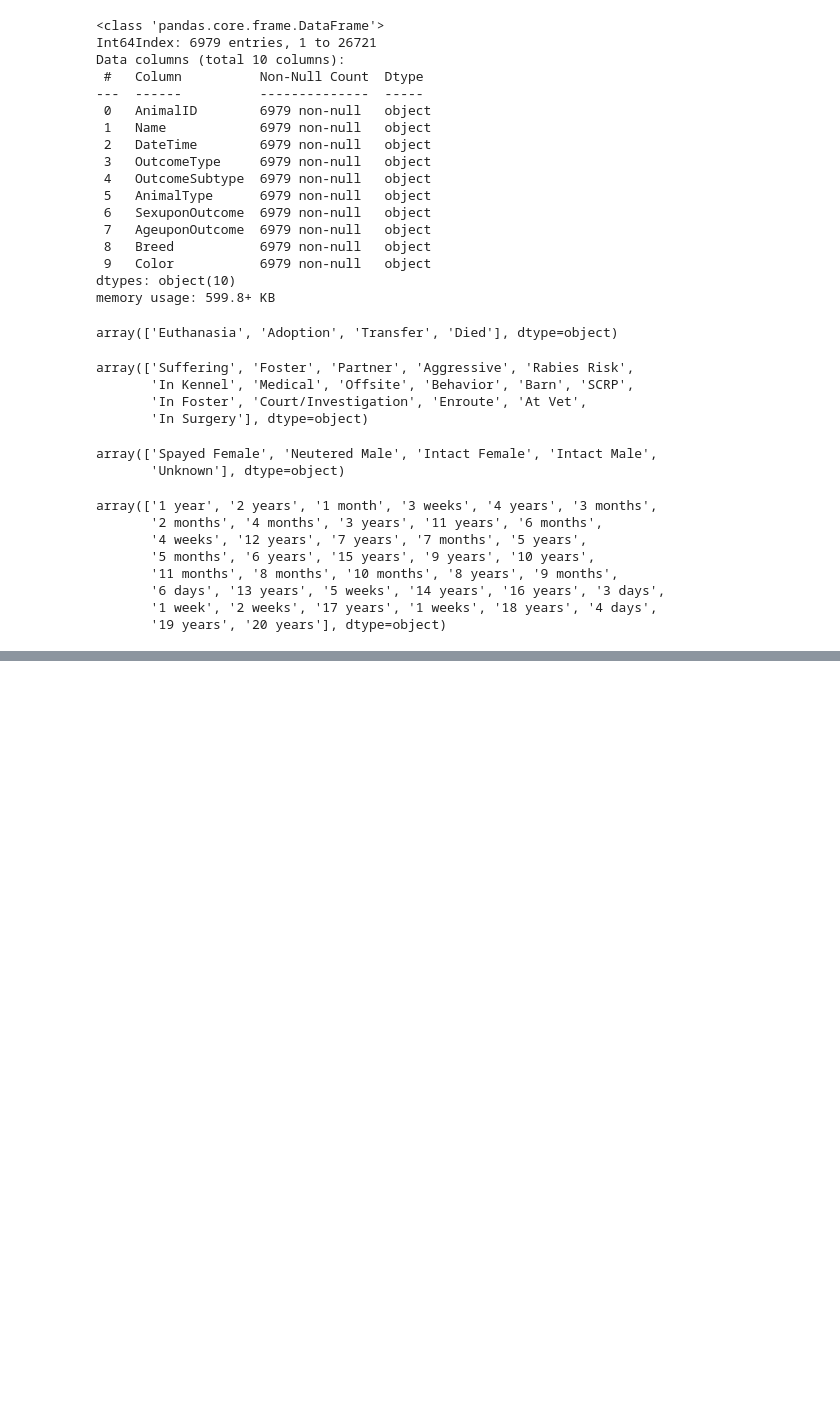
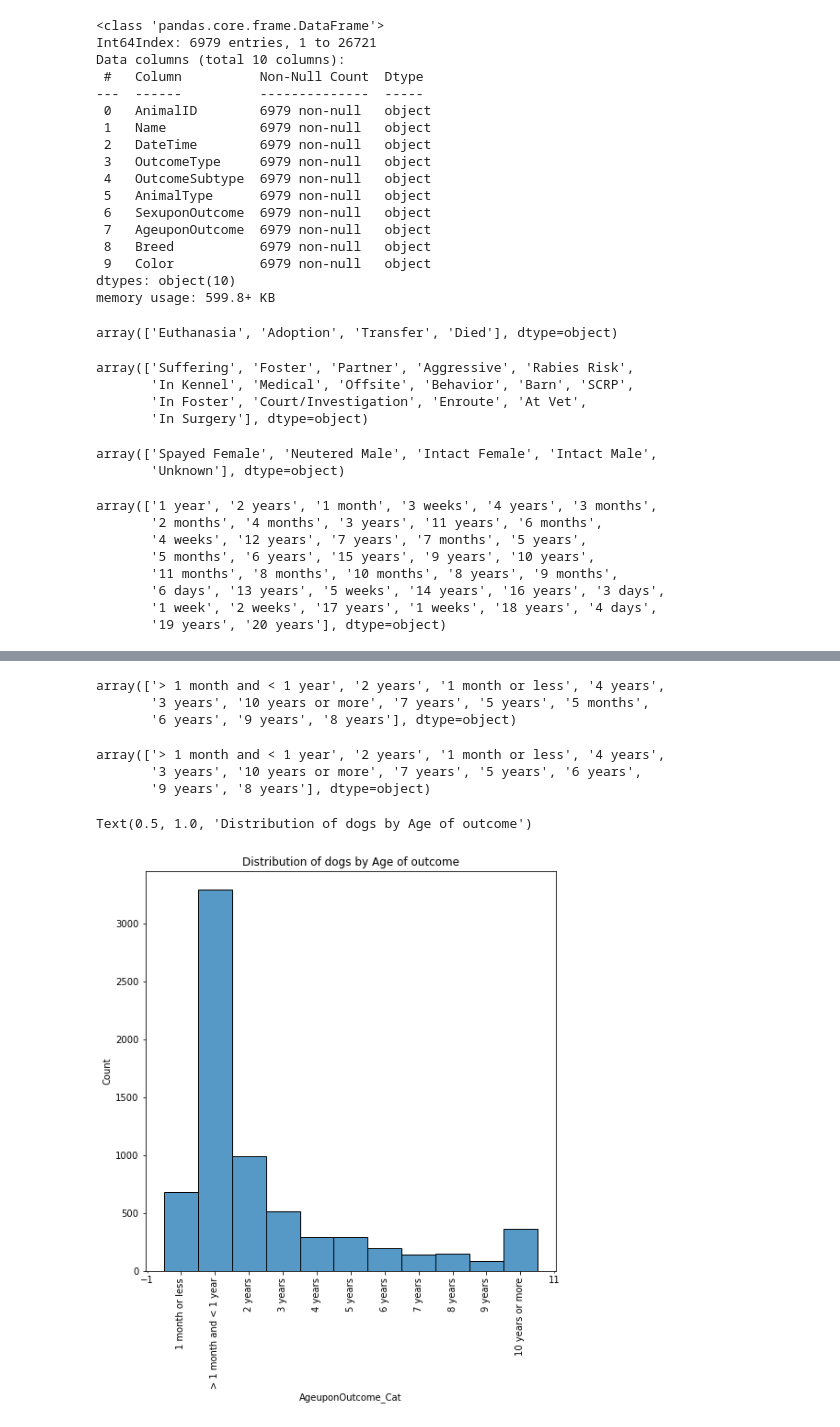
Before and after one commit to ironhack-bcn-data-pt/PR05-project-statistical-analysis, a Jupyter notebook: Project_05_pets.ipynb, the cells around one changed output, grey strips where cells are left out. Drawn from its saved outputs; the diff is of its cells as text; code cells hidden in the pictures; blank space fills up the shorter version.

Commit message:
histplot by age sorted

```diff
--- a/Project_05_pets.ipynb
+++ b/Project_05_pets.ipynb
@@ -168,0 +189,39 @@ array(['1 year', '2 years', '1 month', '3 weeks', '4 years', '3 months',
+# %%
+for i in ind_age:
+    pet_df.loc[i,'AgeuponOutcome'] = '1 month or less'
+# %%
+pet_df.AgeuponOutcome.unique()
+# %% [output]
+array(['> 1 month and < 1 year', '2 years', '1 month or less', '4 years',
+       '3 years', '10 years or more', '7 years', '5 years', '5 months',
+       '6 years', '9 years', '8 years'], dtype=object)
+# %%
+ind_age = pet_df[pet_df.AgeuponOutcome.isin(['1 year','3 months','5 months','2 months','4 months','6 months','7 months',' 5 months','11 months', '8 months','10 months','9 months','5 weeks' ])].index
+# %%
+for i in ind_age:
+    pet_df.loc[i,'AgeuponOutcome'] = '> 1 month and < 1 year'
+# %%
+pet_df.AgeuponOutcome.unique()
+# %% [output]
+array(['> 1 month and < 1 year', '2 years', '1 month or less', '4 years',
+       '3 years', '10 years or more', '7 years', '5 years', '6 years',
+       '9 years', '8 years'], dtype=object)
+# %%
+order_bins =['1 month or less','> 1 month and < 1 year','2 years','3 years','4 years','5 years','6 years','7 years','8 years','9 years','10 years or more']
+pet_df['AgeuponOutcome_Cat'] = pd.Categorical(pet_df['AgeuponOutcome'], order_bins)
+# %%
+import matplotlib.pyplot as plt
+fig, ax = plt.subplots()
+fig.set_size_inches(8,8)
+
+bar = sns.histplot(data=pet_df,x='AgeuponOutcome_Cat')
+
+from matplotlib.ticker import ScalarFormatter as SF
+from matplotlib.ticker import MultipleLocator as ML
+ax.xaxis.set_minor_locator(ML())
+ax.xaxis.set_minor_formatter(SF())
+ax.tick_params(axis='x',rotation=90)
+ax.set_title('Distribution of dogs by Age of outcome')
+# %% [output]
+Text(0.5, 1.0, 'Distribution of dogs by Age of outcome')
+[figure, added]
```
Also changed, not shown: parts of 6 cells of this notebook.
